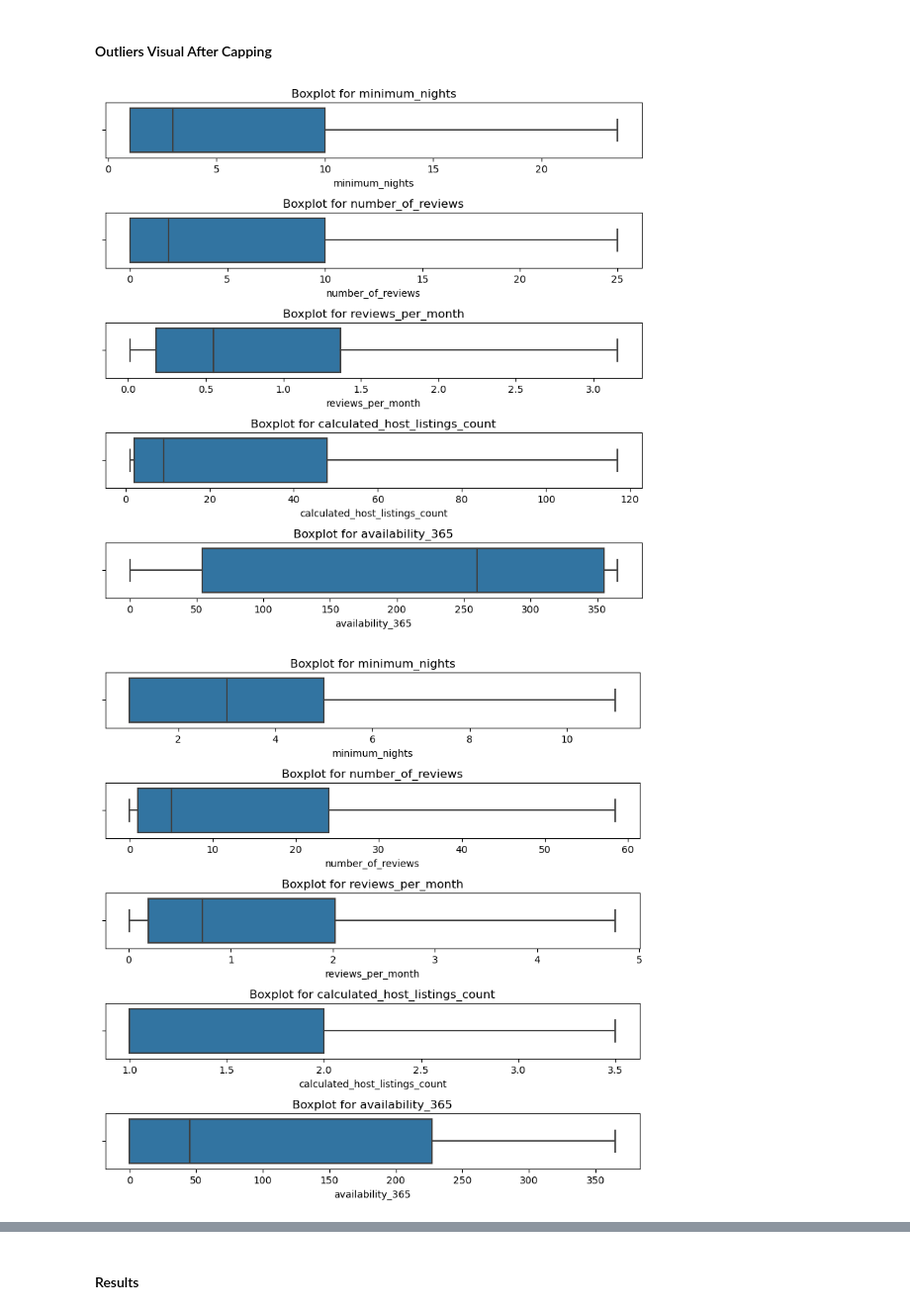
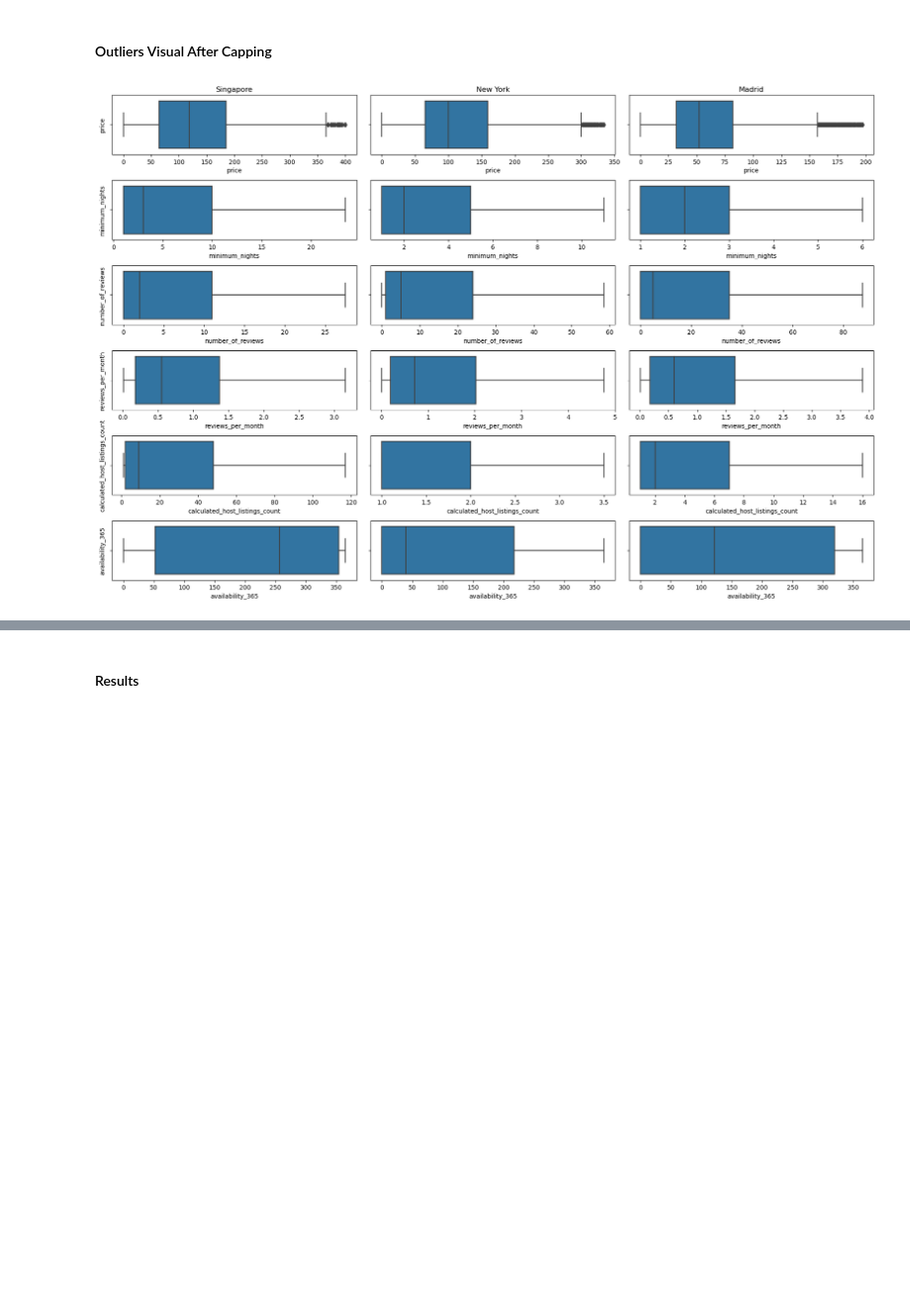
Before and after one commit to devxlag/Comp3608-Project, a Jupyter notebook: main.ipynb, the cells around one changed output, grey strips where cells are left out. Shown at 99% size. Saved outputs shown, nothing was run; the diff lists cells and outputs as text; code cells hidden in the pictures; blank space fills up the shorter version.

```diff
--- a/main.ipynb
+++ b/main.ipynb
@@ -527,12 +802,13 @@ Strategies:
 # %%
-numeric_features = ['minimum_nights', 'number_of_reviews', 'reviews_per_month', 'calculated_host_listings_count', 'availability_365']
+numeric_features_ = ['minimum_nights', 'number_of_reviews', 'reviews_per_month', 'calculated_host_listings_count', 'availability_365']
 # %% [markdown]
 ### Outlier Capping
 # %%
 # 1. Outlier Capping
+
 def cap_outliers(df):
     transformed_df = df.copy()
-    for feature in numeric_features:
+    for feature in numeric_features_:
         Q1 = transformed_df[feature].quantile(0.25)
         Q3 = transformed_df[feature].quantile(0.75)
         IQR = Q3 - Q1
@@ -542,14 +818,16 @@ def cap_outliers(df):
         transformed_df.loc[transformed_df[feature] > upper_bound, feature] = upper_bound
     return transformed_df
 
-singapore_df_capped = cap_outliers(singapore_df)
-ny_df_capped = cap_outliers(ny_df)
-madrid_df_capped = cap_outliers(madrid_df)
 
 
-singapore_X_capped, singapore_y_capped = get_X_y(drop_target_oultiers(singapore_df_capped))
-ny_X_capped, ny_y_capped = get_X_y(drop_target_oultiers(ny_df_capped))
-madrid_X_capped, madrid_y_capped = get_X_y(drop_target_oultiers(madrid_df_capped))
+singapore_df_capped = cap_outliers(drop_target_oultiers(singapore_df))
+ny_df_capped = cap_outliers(drop_target_oultiers(ny_df))
+madrid_df_capped = cap_outliers(drop_target_oultiers(madrid_df))
+
+
+singapore_X_capped, singapore_y_capped = get_X_y(singapore_df_capped)
+ny_X_capped, ny_y_capped = get_X_y(ny_df_capped)
+madrid_X_capped, madrid_y_capped = get_X_y(madrid_df_capped)
 
 # Split the data into training and testing sets
 singapore_X_train_capped, singapore_X_test_capped, singapore_y_train_capped, singapore_y_test_capped = train_test_split(singapore_X_capped, singapore_y_capped, test_size=0.3, random_state=42)
@@ -558,9 +836,6 @@ madrid_X_train_capped, madrid_X_test_capped, madrid_y_train_capped, madrid_y_tes
 # %% [markdown]
 #### Outliers Visual After Capping
 # %%
-print_outliers(singapore_df_capped, numeric_features)
-print_outliers(ny_df_capped, numeric_features)
-print_outliers(madrid_df_capped, numeric_features)
+outlier_visual([singapore_df_capped, ny_df_capped, madrid_df_capped])
 # %% [output]
-[figure, old version]
+[figure, new version]
-[figure, removed]
```
Also changed, not shown: parts of 50 cells of this notebook, 1 other file.
